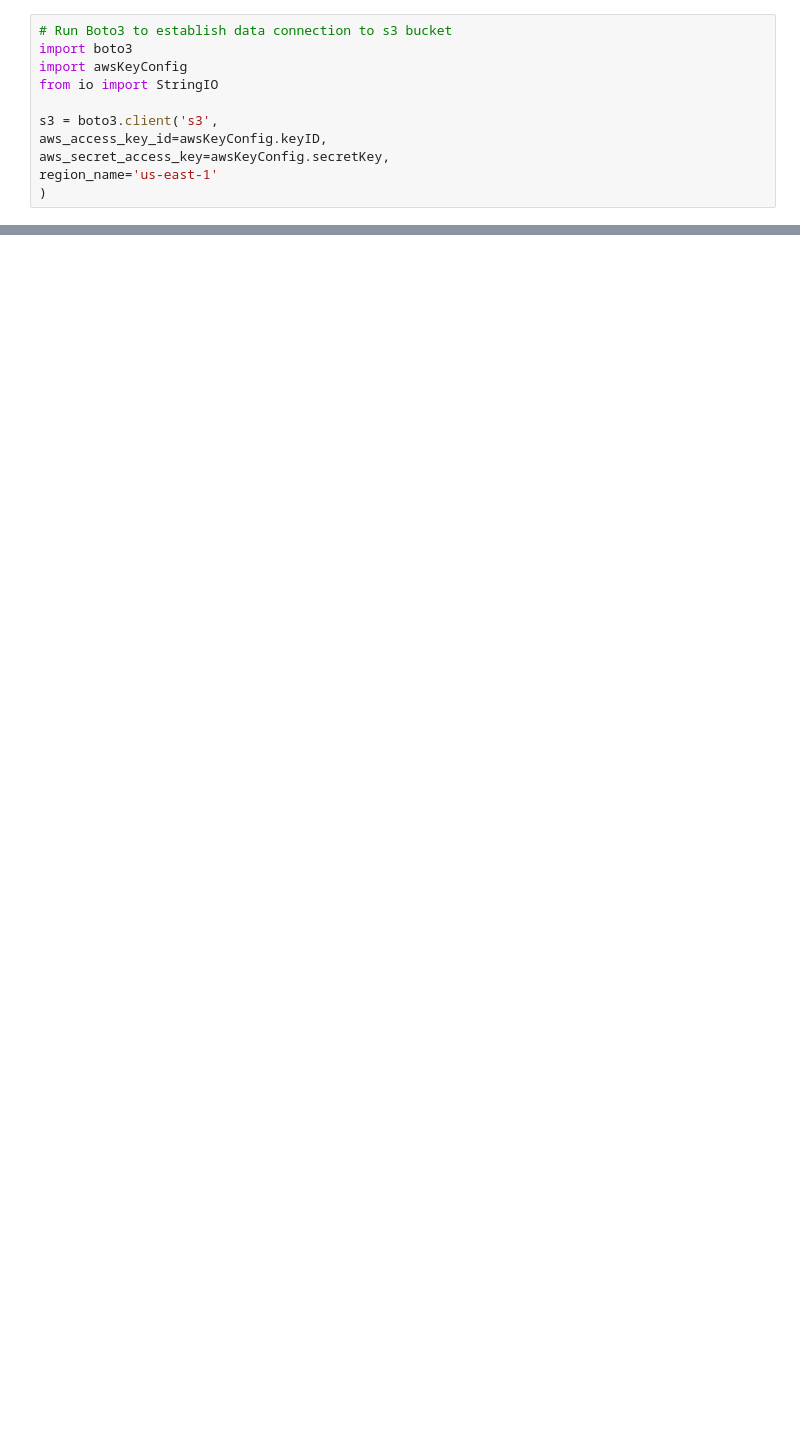
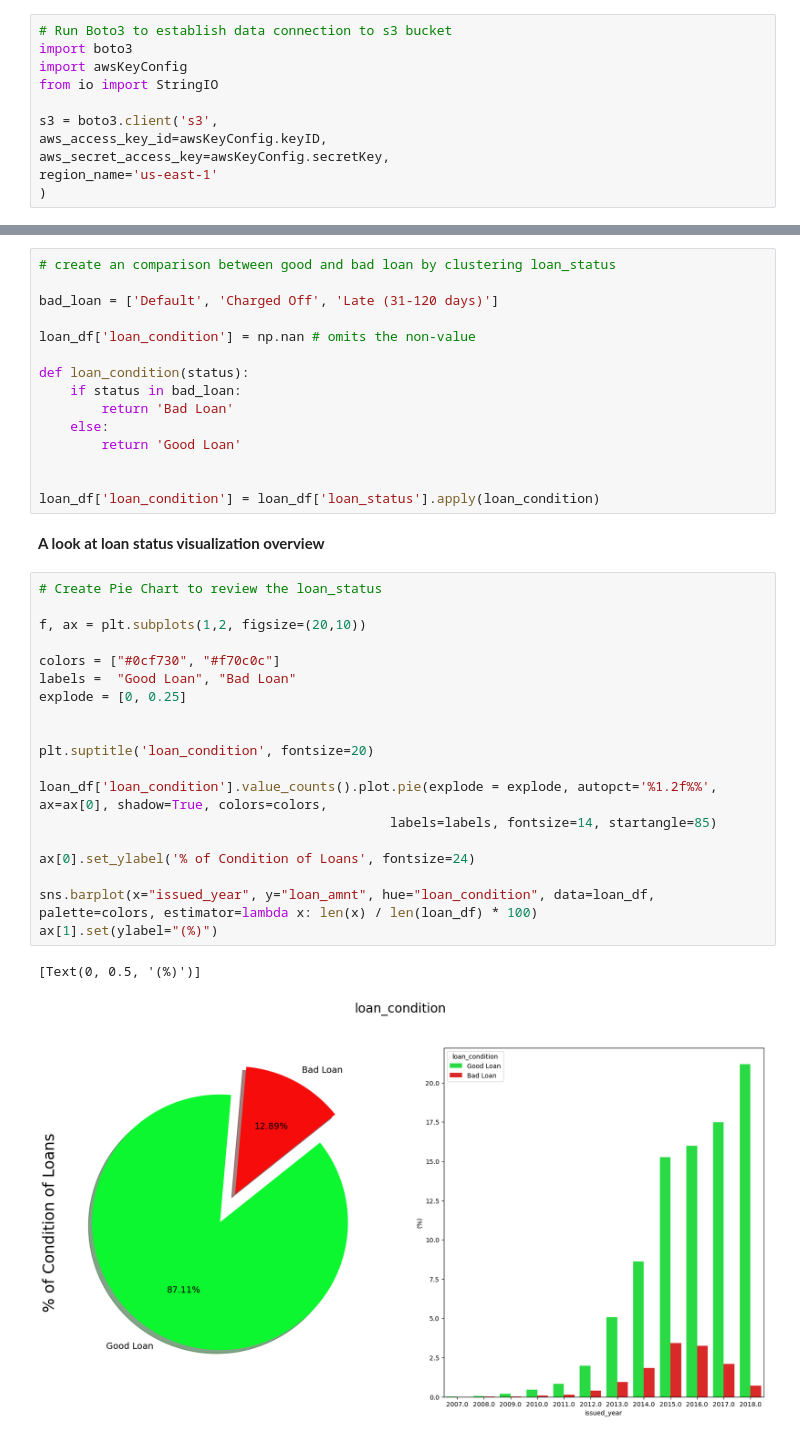
Before and after one commit to davisdw/Lending_Club_Loan_Prediction_Analysis, a Jupyter notebook: loan_prediction.ipynb, the cells around one changed output, grey strips where cells are left out. Saved outputs shown, nothing was run; the diff lists cells and outputs as text; blank space fills up the shorter version.

```diff
--- a/loan_prediction.ipynb
+++ b/loan_prediction.ipynb
@@ -97,0 +75,39 @@ policy_code 2
+# %%
+# create an comparison between good and bad loan by clustering loan_status
+
+bad_loan = ['Default', 'Charged Off', 'Late (31-120 days)']
+
+loan_df['loan_condition'] = np.nan # omits the non-value
+
+def loan_condition(status):
+    if status in bad_loan:
+        return 'Bad Loan'
+    else:
+        return 'Good Loan'
+
+
+loan_df['loan_condition'] = loan_df['loan_status'].apply(loan_condition)
+# %% [markdown]
+**A look at loan status visualization overview**
+# %%
+# Create Pie Chart to review the loan_status
+
+f, ax = plt.subplots(1,2, figsize=(20,10))
+
+colors = ["#0cf730", "#f70c0c"]
+labels =  "Good Loan", "Bad Loan"
+explode = [0, 0.25]
+
+
+plt.suptitle('loan_condition', fontsize=20)
+
+loan_df['loan_condition'].value_counts().plot.pie(explode = explode, autopct='%1.2f%%', ax=ax[0], shadow=True, colors=colors,
+                                             labels=labels, fontsize=14, startangle=85)
+
+ax[0].set_ylabel('% of Condition of Loans', fontsize=24)
+
+sns.barplot(x="issued_year", y="loan_amnt", hue="loan_condition", data=loan_df, palette=colors, estimator=lambda x: len(x) / len(loan_df) * 100)
+ax[1].set(ylabel="(%)")
+# %% [output]
+[Text(0, 0.5, '(%)')]
+[figure, added]
```
Also changed, not shown: parts of 14 cells of this notebook, 2 other files.
